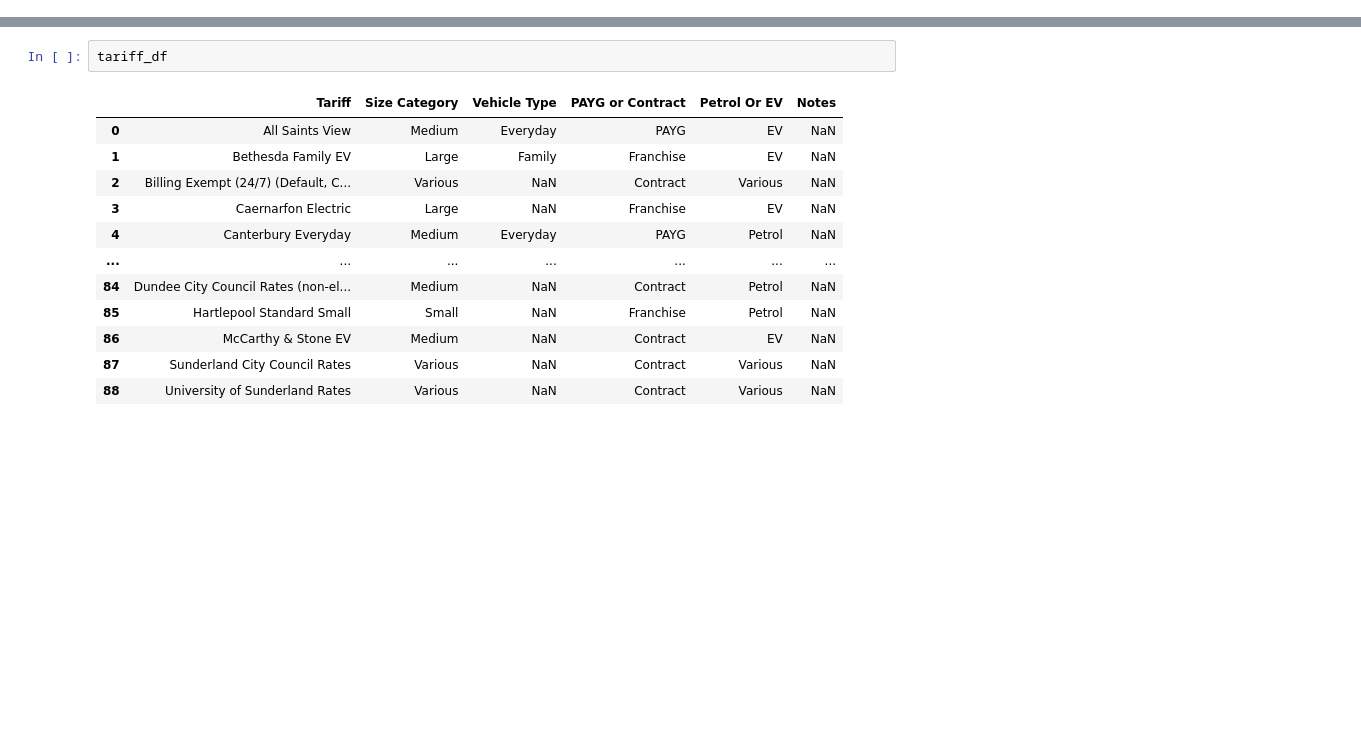
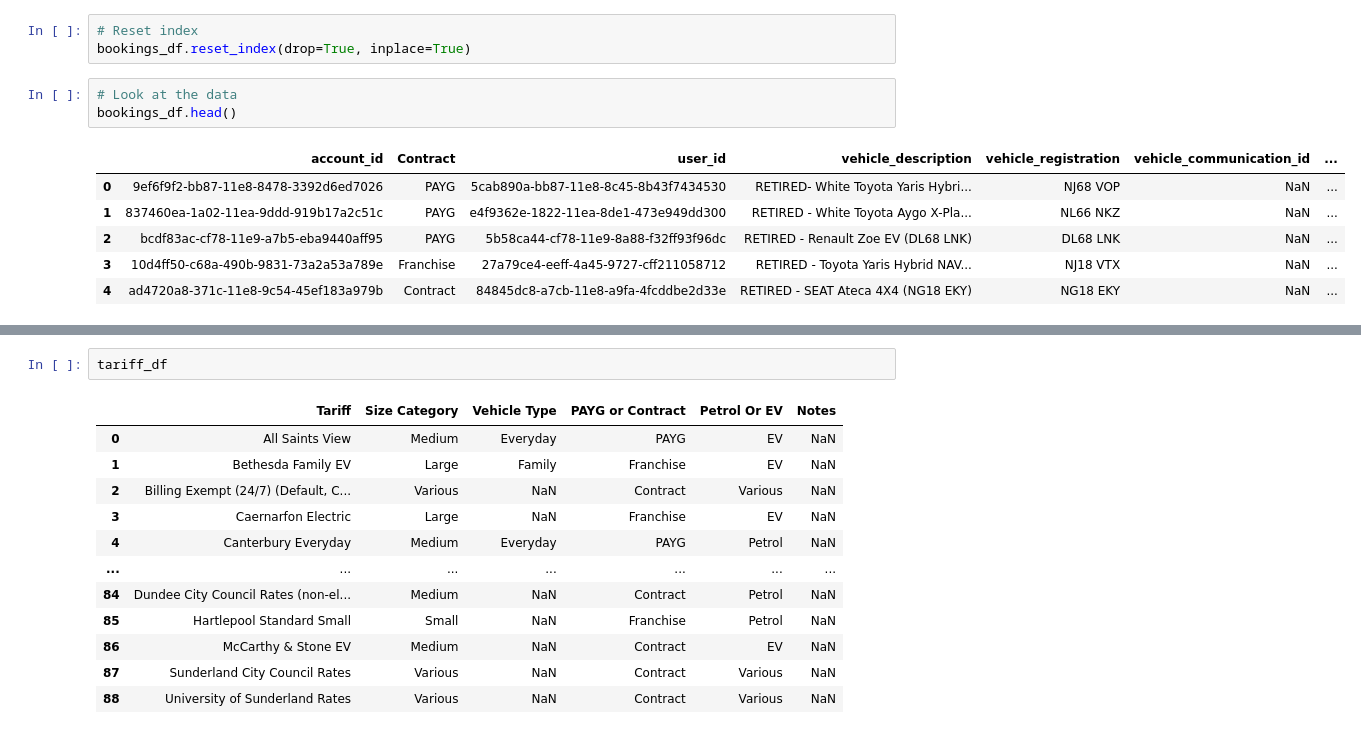
Before and after one commit to tejasnavalkhe/Optimising-Car-Sharing-Profitability-with-a-Regional-Pricing-Strategy, a Jupyter notebook: code/Co Wheels.ipynb, the cells around one changed output, grey strips where cells are left out. Saved outputs shown, nothing was run; the diff lists cells and outputs as text; blank space fills up the shorter version.

```diff
--- a/code/Co Wheels.ipynb
+++ b/code/Co Wheels.ipynb
@@ -100,0 +69,13 @@ bookings_filtered_df.head(2)
+# %%
+# Reset index
+bookings_df.reset_index(drop=True, inplace=True)
+# %%
+# Look at the data
+bookings_df.head()
+# %% [output]
+|  | account_id | Contract | user_id | vehicle_description | vehicle_registration | vehicle_communication_id | ... |
+| 0 | 9ef6f9f2-bb87-11e8-8478-3392d6ed7026 | PAYG | 5cab890a-bb87-11e8-8c45-8b43f7434530 | RETIRED- White Toyota Yaris Hybri... | NJ68 VOP | NaN | ... |
+| 1 | 837460ea-1a02-11ea-9ddd-919b17a2c51c | PAYG | e4f9362e-1822-11ea-8de1-473e949dd300 | RETIRED - White Toyota Aygo X-Pla... | NL66 NKZ | NaN | ... |
+| 2 | bcdf83ac-cf78-11e9-a7b5-eba9440aff95 | PAYG | 5b58ca44-cf78-11e9-8a88-f32ff93f96dc | RETIRED - Renault Zoe EV (DL68 LNK) | DL68 LNK | NaN | ... |
+| 3 | 10d4ff50-c68a-490b-9831-73a2a53a789e | Franchise | 27a79ce4-eeff-4a45-9727-cff211058712 | RETIRED - Toyota Yaris Hybrid NAV... | NJ18 VTX | NaN | ... |
+| 4 | ad4720a8-371c-11e8-9c54-45ef183a979b | Contract | 84845dc8-a7cb-11e8-a9fa-4fcddbe2d33e | RETIRED - SEAT Ateca 4X4 (NG18 EKY) | NG18 EKY | NaN | ... |
```
Also changed, not shown: parts of 70 cells of this notebook.
